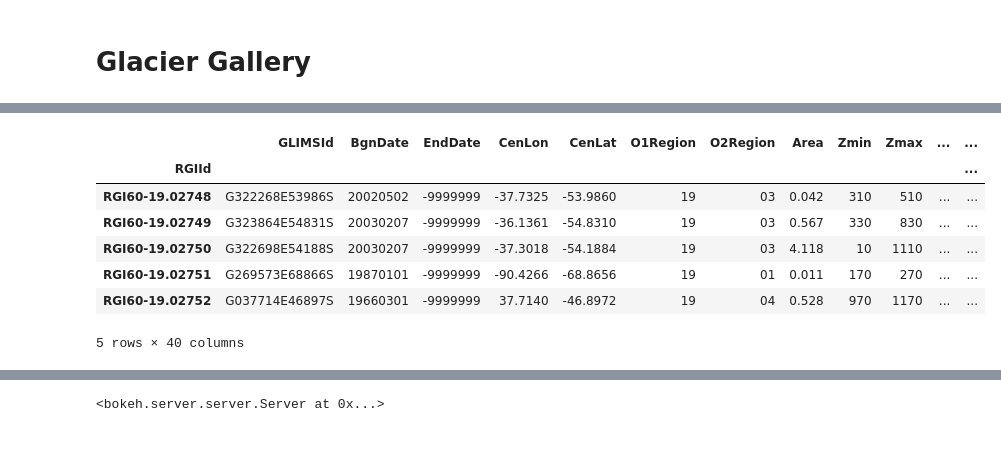
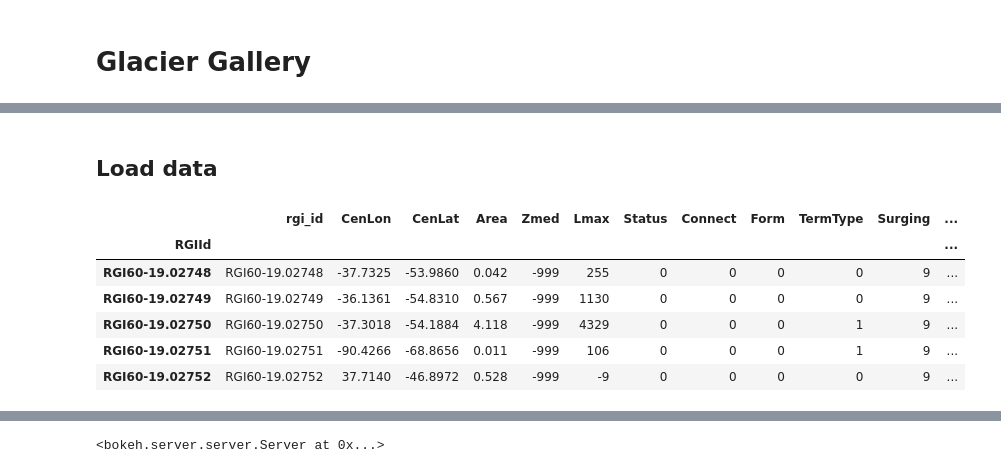
Before and after one commit to OGGM/glacier-gallery, a Jupyter notebook: gallery.ipynb, the cells around one changed output, grey strips where cells are left out. Drawn from its saved outputs; the diff is of its cells as text; code cells hidden in the pictures; blank space fills up the shorter version.

```diff
--- a/explorer.ipynb
+++ b/gallery.ipynb
@@ -57,18 +33,15 @@ def build_source(dataframe, glacier_type):
+# %% [markdown]
+## Load data
 # %%
-# load data
-
 df_all_all = pd.read_hdf('/home/zora/Dokumente/git/glacier-explorer/data/rgi62_era5_itmix_df.h5', 'df')
 df_all_all['rgi_id']= list(df_all_all.axes[0])
-df_all_all.tail()
-# load data
-#df_all = pd.read_csv('https://raw.githubusercontent.com/pyviz-demos/glaciers/master/data/oggm_glacier_explorer.csv')
-## achtung alte list! kein antarctica drin!!!
+df_all = df_all_all[['rgi_id', 'CenLon', 'CenLat', 'Area', 'Zmed','Lmax', 'Status','Connect', 'Form','TermType', 'Surging','Linkages', 'GlacierType','TerminusType', 'GlacierStatus', 'IsTidewater', 'IsNominal' ]].copy()
+df_all.tail()
 # %% [output]
-|  | GLIMSId | BgnDate | EndDate | CenLon | CenLat | O1Region | O2Region | Area | Zmin | Zmax | ... | ... |
+|  | rgi_id | CenLon | CenLat | Area | Zmed | Lmax | Status | Connect | Form | TermType | Surging | ... |
 | RGIId |  |  |  |  |  |  |  |  |  |  |  | ... |
-| RGI60-19.02748 | G322268E53986S | 20020502 | -9999999 | -37.7325 | -53.9860 | 19 | 03 | 0.042 | 310 | 510 | ... | ... |
-| RGI60-19.02749 | G323864E54831S | 20030207 | -9999999 | -36.1361 | -54.8310 | 19 | 03 | 0.567 | 330 | 830 | ... | ... |
-| RGI60-19.02750 | G322698E54188S | 20030207 | -9999999 | -37.3018 | -54.1884 | 19 | 03 | 4.118 | 10 | 1110 | ... | ... |
-| RGI60-19.02751 | G269573E68866S | 19870101 | -9999999 | -90.4266 | -68.8656 | 19 | 01 | 0.011 | 170 | 270 | ... | ... |
-| RGI60-19.02752 | G037714E46897S | 19660301 | -9999999 | 37.7140 | -46.8972 | 19 | 04 | 0.528 | 970 | 1170 | ... | ... |
+| RGI60-19.02748 | RGI60-19.02748 | -37.7325 | -53.9860 | 0.042 | -999 | 255 | 0 | 0 | 0 | 0 | 9 | ... |
+| RGI60-19.02749 | RGI60-19.02749 | -36.1361 | -54.8310 | 0.567 | -999 | 1130 | 0 | 0 | 0 | 0 | 9 | ... |
+| RGI60-19.02750 | RGI60-19.02750 | -37.3018 | -54.1884 | 4.118 | -999 | 4329 | 0 | 0 | 0 | 1 | 9 | ... |
+| RGI60-19.02751 | RGI60-19.02751 | -90.4266 | -68.8656 | 0.011 | -999 | 106 | 0 | 0 | 0 | 1 | 9 | ... |
+| RGI60-19.02752 | RGI60-19.02752 | 37.7140 | -46.8972 | 0.528 | -999 | -9 | 0 | 0 | 0 | 0 | 9 | ... |
-5 rows × 40 columns
```
Also changed, not shown: parts of 18 cells of this notebook, 4 other files.
